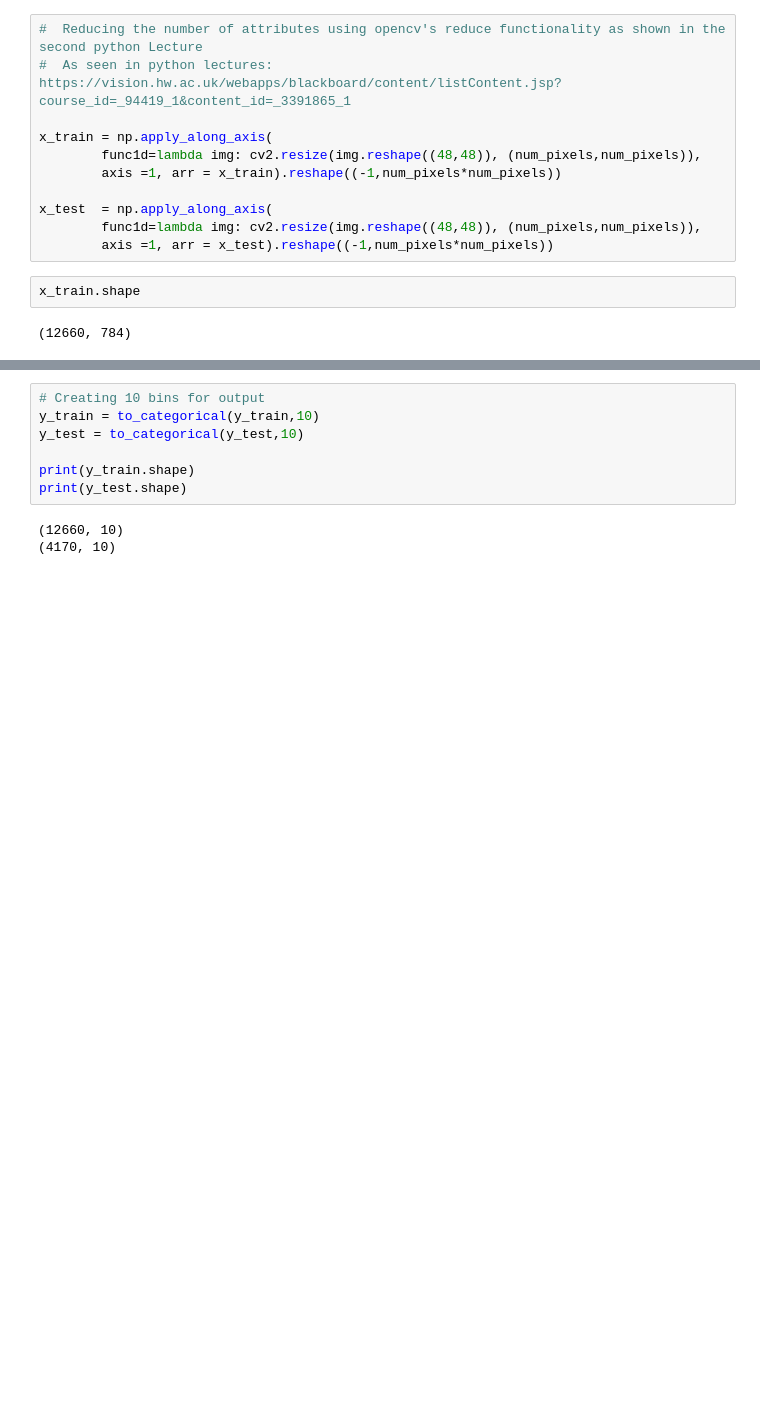
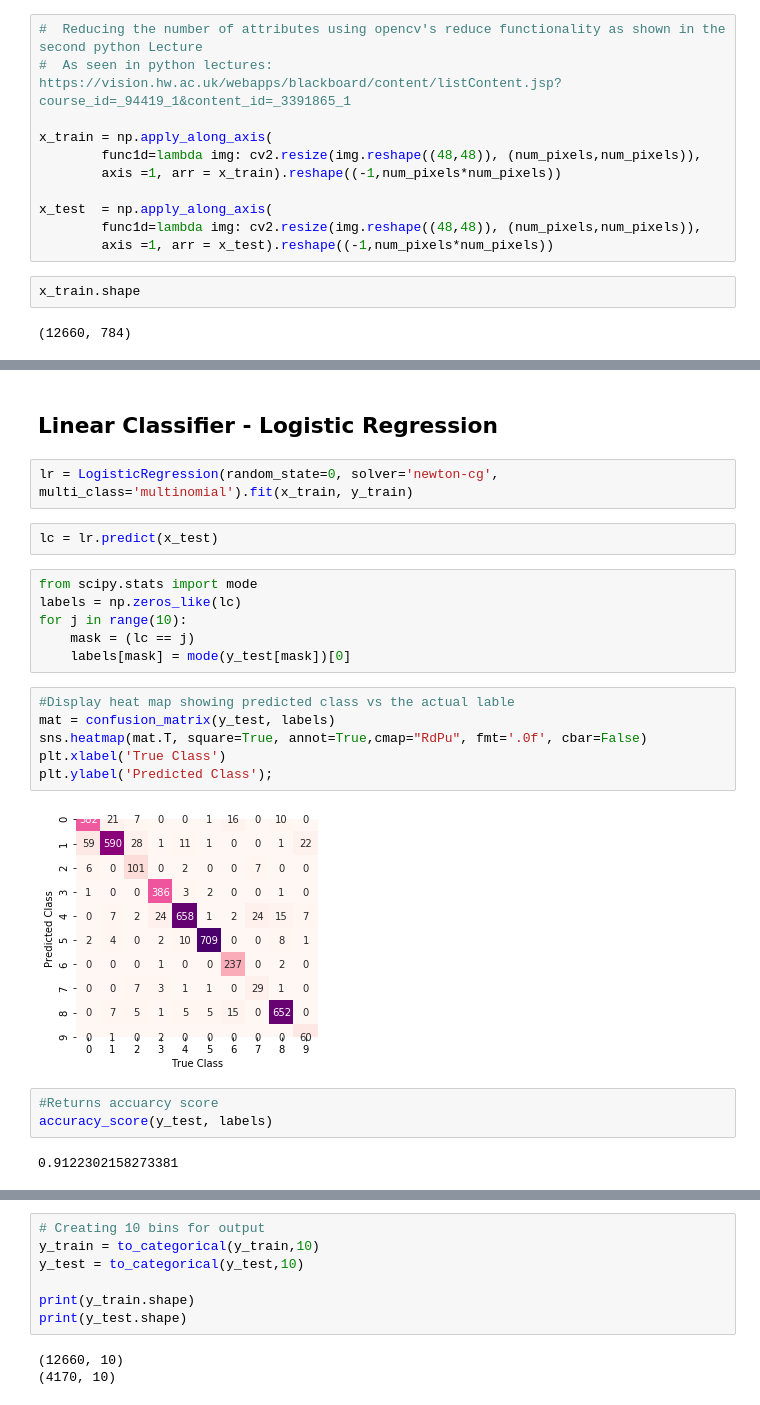
Before and after one commit to aln3/DMML_CW2_Group2, a Jupyter notebook: NeuralNetworksMain.ipynb, the cells around one changed output, grey strips where cells are left out. Saved outputs shown, nothing was run; the diff lists cells and outputs as text; blank space fills up the shorter version.

Commit message:
Linear Classifer added

```diff
--- a/NeuralNetworksMain.ipynb
+++ b/NeuralNetworksMain.ipynb
@@ -102,0 +109,25 @@ x_train.shape
+# %% [markdown]
+## Linear Classifier - Logistic Regression
+# %%
+lr = LogisticRegression(random_state=0, solver='newton-cg', multi_class='multinomial').fit(x_train, y_train)
+# %%
+lc = lr.predict(x_test)
+# %%
+from scipy.stats import mode
+labels = np.zeros_like(lc)
+for j in range(10):
+    mask = (lc == j)
+    labels[mask] = mode(y_test[mask])[0]
+# %%
+#Display heat map showing predicted class vs the actual lable
+mat = confusion_matrix(y_test, labels)
+sns.heatmap(mat.T, square=True, annot=True,cmap="RdPu", fmt='.0f', cbar=False)
+plt.xlabel('True Class')
+plt.ylabel('Predicted Class');
+# %% [output]
+[figure, added]
+# %%
+#Returns accuarcy score
+accuracy_score(y_test, labels)
+# %% [output]
+0.9122302158273381
```
Also changed, not shown: parts of 23 cells of this notebook, 2 other files.
